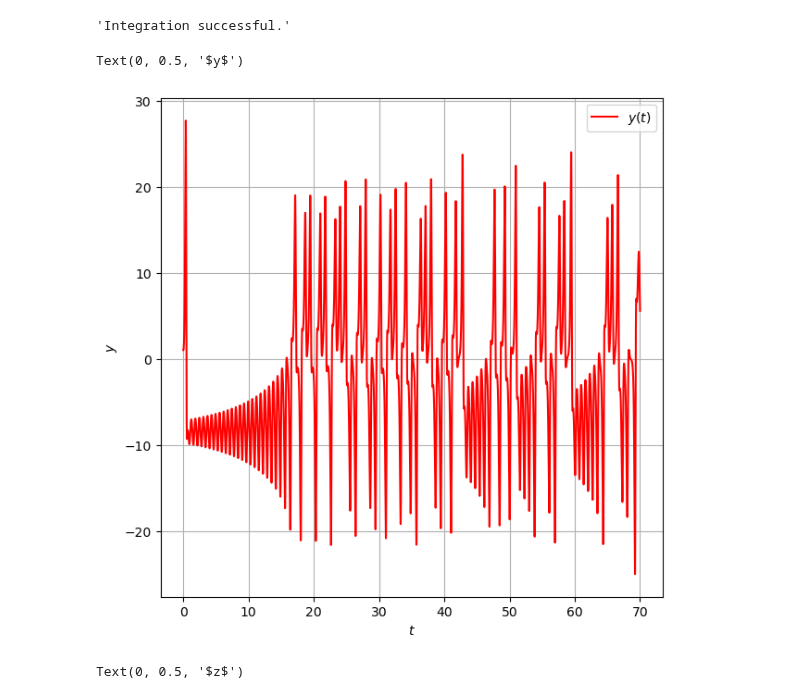
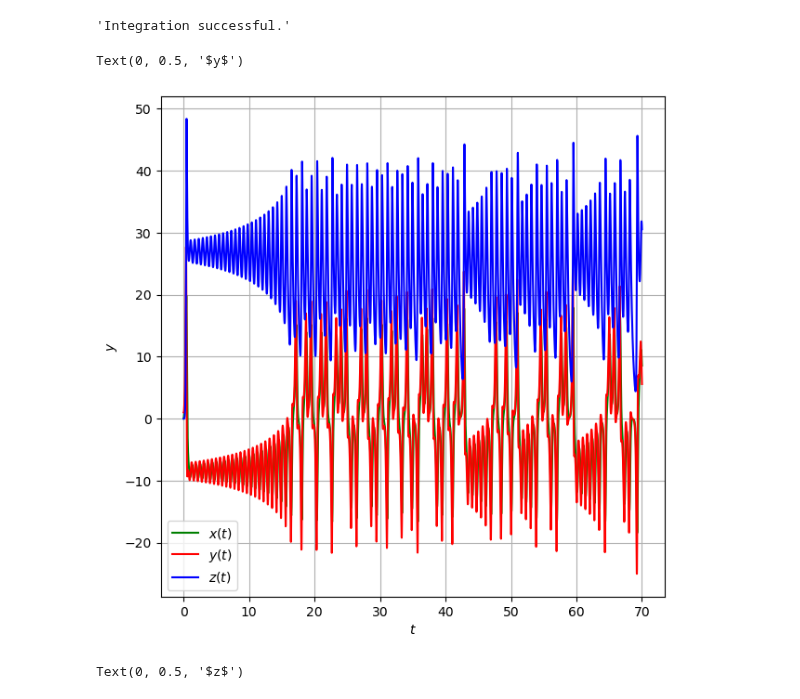
Before and after one commit to ClemensFMN/Notebooks, a Jupyter notebook: ODE/Section-9.3.ipynb, the cells around one changed output. Cells and saved outputs as stored; diff of their text form; code cells hidden in the pictures.

```diff
--- a/ODE/Section-9.3.ipynb
+++ b/ODE/Section-9.3.ipynb
@@ -31,15 +34,17 @@ infodict['message']
 # %%
 x, y, z = X.T
 
+plt.plot(t, x, 'g-', label='$x(t)$')
 plt.plot(t, y, 'r-', label='$y(t)$')
+plt.plot(t, z, 'b-', label='$z(t)$')
 
 plt.grid()
 plt.legend(loc='best')
 plt.xlabel('$t$')
 plt.ylabel('$y$')
 # %% [output]
 Text(0, 0.5, '$y$')
-[figure, old version]
+[figure, new version]
 # %%
 plt.plot(x,z, label='z(x)')
 plt.grid()
```
Also changed, not shown: parts of 1 cell of this notebook, 6 other files.
